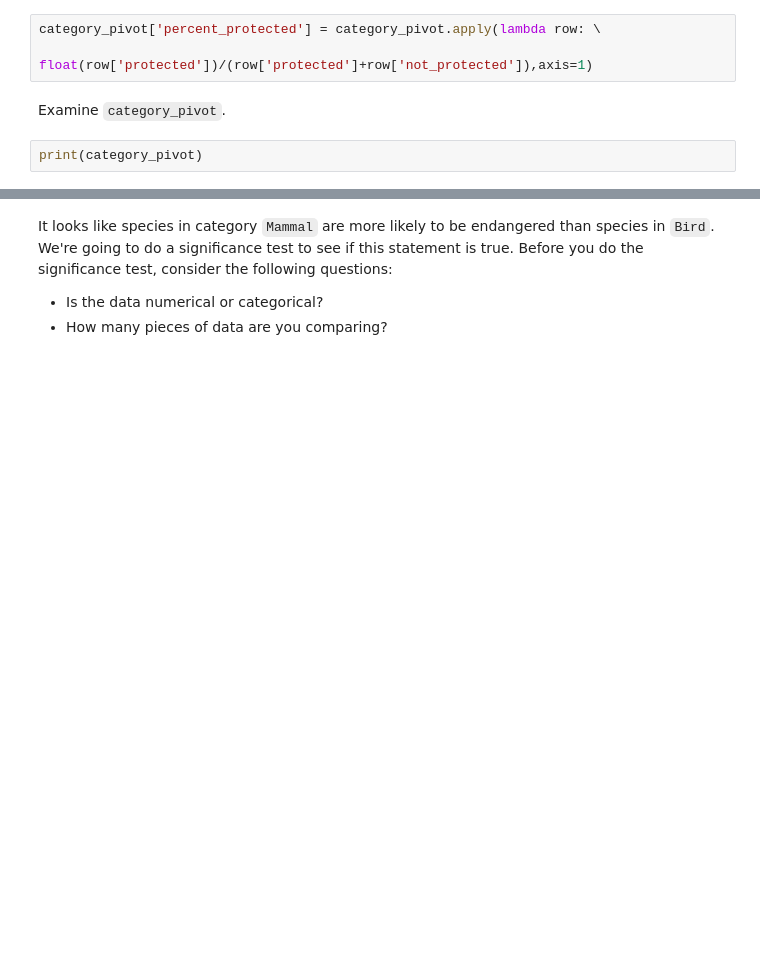
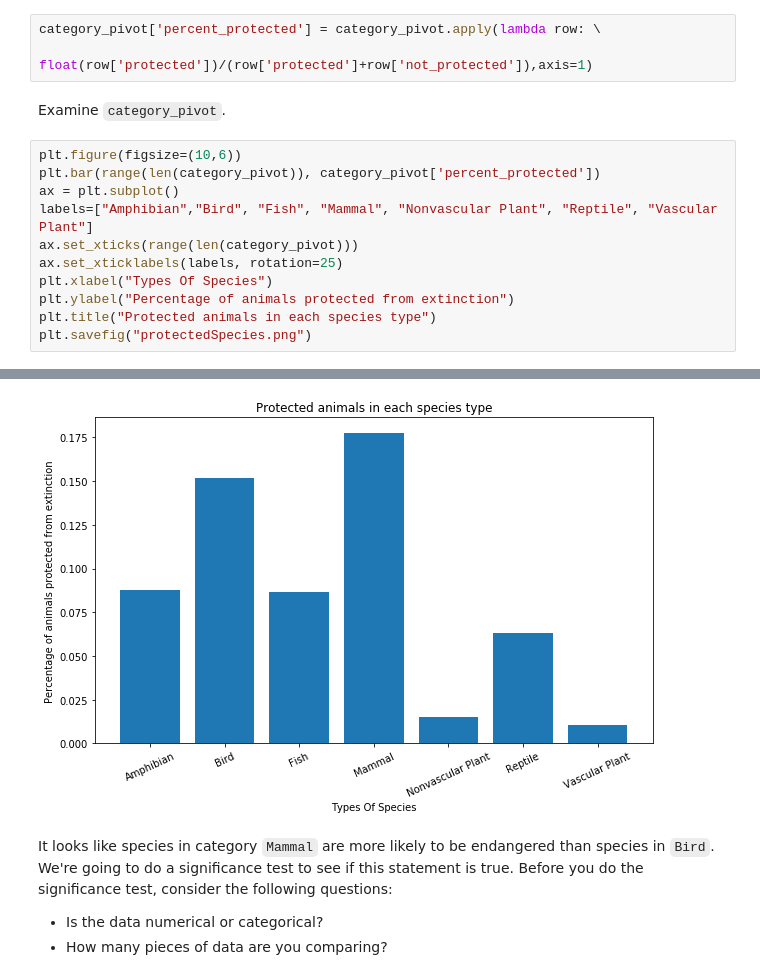
Before and after one commit to command7/biodiversity, a Jupyter notebook: biodiversity.ipynb, the cells around one changed output, grey strips where cells are left out. Drawn from its saved outputs; the diff is of its cells as text; blank space fills up the shorter version.

```diff
--- a/biodiversity.ipynb
+++ b/biodiversity.ipynb
@@ -205,5 +265,15 @@ category_pivot['percent_protected'] = category_pivot.apply(lambda row: \
                                                          float(row['protected'])/(row['protected']+row['not_protected']),axis=1)
 # %% [markdown]
 Examine `category_pivot`.
-# %%
-print(category_pivot)
+# %%
+plt.figure(figsize=(10,6))
+plt.bar(range(len(category_pivot)), category_pivot['percent_protected'])
+ax = plt.subplot()
+labels=["Amphibian","Bird", "Fish", "Mammal", "Nonvascular Plant", "Reptile", "Vascular Plant"]
+ax.set_xticks(range(len(category_pivot)))
+ax.set_xticklabels(labels, rotation=25)
+plt.xlabel("Types Of Species")
+plt.ylabel("Percentage of animals protected from extinction")
+plt.title("Protected animals in each species type")
+plt.savefig("protectedSpecies.png")
+# %% [output]
@@ -210,3 +282,4 @@ print(category_pivot)
+[figure, added]
 # %% [markdown]
 It looks like species in category `Mammal` are more likely to be endangered than species in `Bird`.  We're going to do a significance test to see if this statement is true.  Before you do the significance test, consider the following questions:
 - Is the data numerical or categorical?
```
Also changed, not shown: parts of 23 cells of this notebook, 4 other files.
